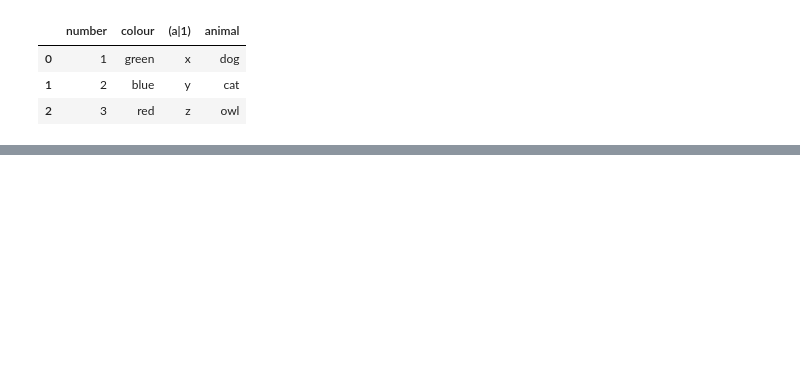
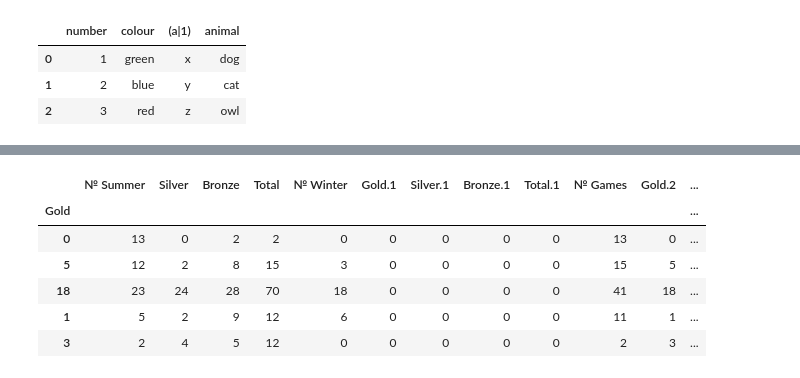
Before and after one commit to mohitsoni7/coursera_datasci_1, a Jupyter notebook: week2-pandas.ipynb, the cells around one changed output, grey strips where cells are left out. Cells and saved outputs as stored; diff of their text form; code cells hidden in the pictures; blank space fills up the shorter version.

Commit message:
week2: DF_create, read, extract, set_index, reset_index, multi-level index

```diff
--- a/week2-pandas.ipynb
+++ b/week2-pandas.ipynb
@@ -640,0 +655,14 @@ animal
+# %%
+# Firstly we will do a little data cleaning sp to update the index and header
+# We will use Country names as index using index_col attribute
+# We will use the first row as new header
+olympics_df = pd.read_csv('olympics.csv', header=1, index_col=0)
+for col in olympics_df.columns:
+    if '01 !' in col:
+        olympics_df.rename(columns={col: 'Gold' + col.split('!')[1]}, inplace=True)
+    if '02 !' in col:
+        olympics_df.rename(columns={col: 'Silver' + col.split('!')[1]}, inplace=True)
+    if '03 !' in col:
+        olympics_df.rename(columns={col: 'Bronze' + col.split('!')[1]}, inplace=True)
+
+olympics_df.head()
@@ -640,0 +779,15 @@ animal
+# %%
+# Firstly, we will preserve the current index
+olympics_df['Countries'] = olympics_df.index
+
+# Create new index
+olympics_df = olympics_df.set_index('Gold')
+olympics_df.head()
+# %% [output]
+|  | № Summer | Silver | Bronze | Total | № Winter | Gold.1 | Silver.1 | Bronze.1 | Total.1 | № Games | Gold.2 | ... |
+| Gold |  |  |  |  |  |  |  |  |  |  |  | ... |
+| 0 | 13 | 0 | 2 | 2 | 0 | 0 | 0 | 0 | 0 | 13 | 0 | ... |
+| 5 | 12 | 2 | 8 | 15 | 3 | 0 | 0 | 0 | 0 | 15 | 5 | ... |
+| 18 | 23 | 24 | 28 | 70 | 18 | 0 | 0 | 0 | 0 | 41 | 18 | ... |
+| 1 | 5 | 2 | 9 | 12 | 6 | 0 | 0 | 0 | 0 | 11 | 1 | ... |
+| 3 | 2 | 4 | 5 | 12 | 0 | 0 | 0 | 0 | 0 | 2 | 3 | ... |
```
Also changed, not shown: parts of 26 cells of this notebook, 2 other files.
